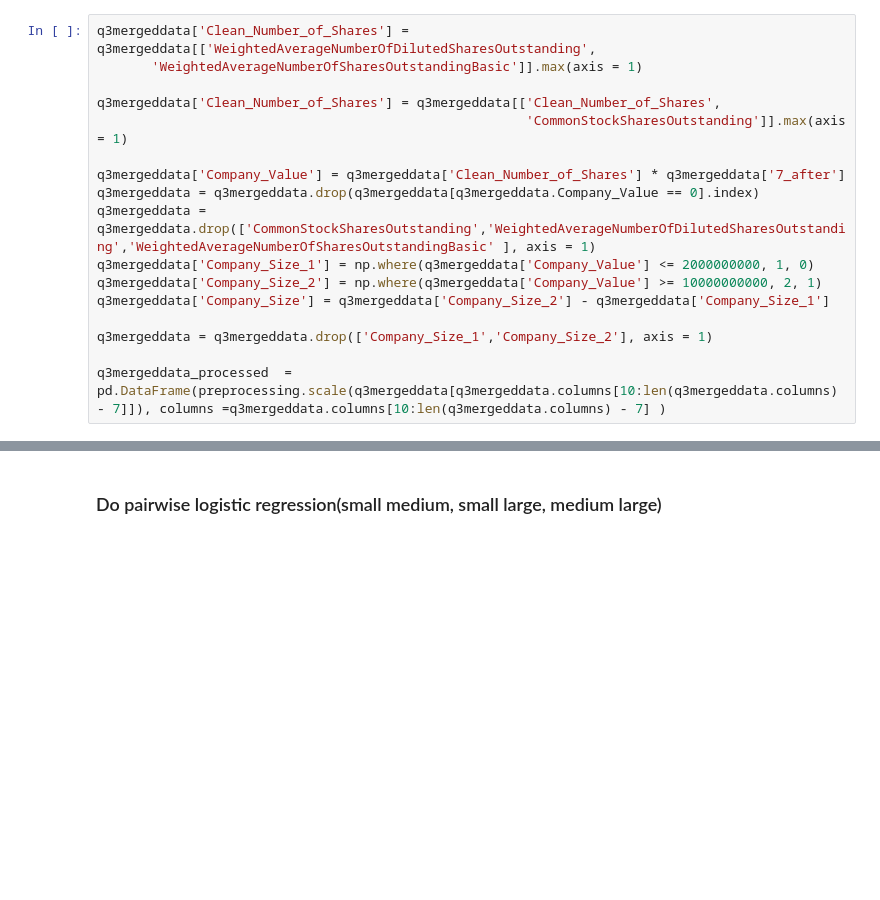
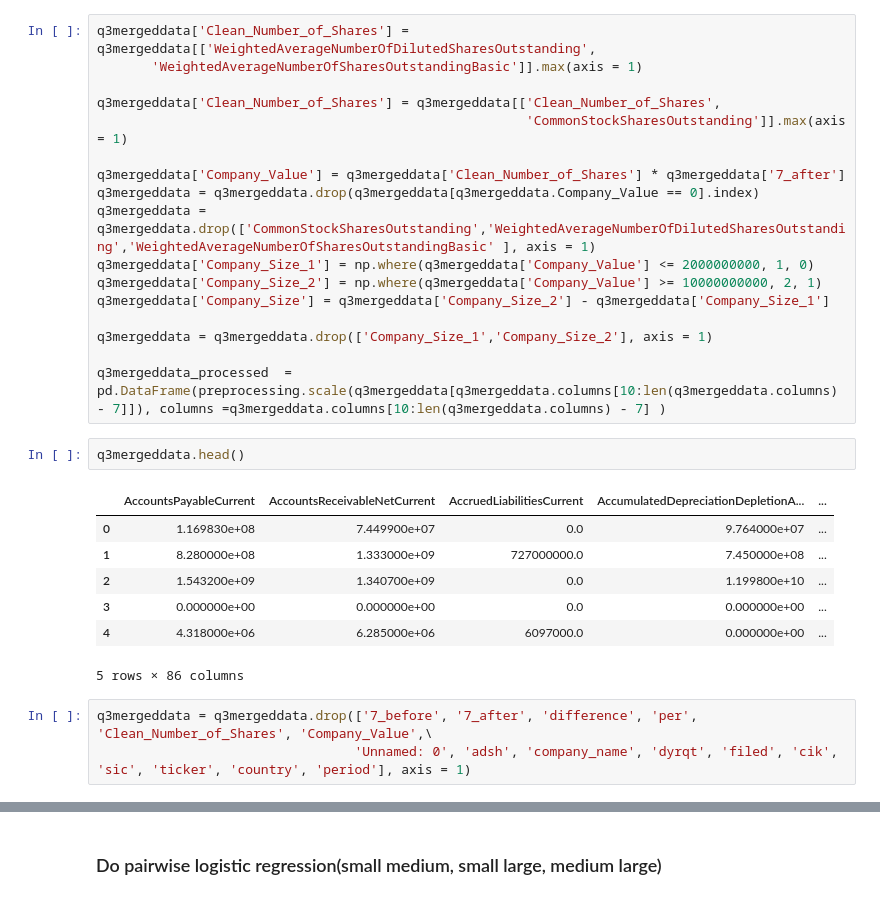
Before and after one commit to mixerupper/1001-term-project, a Jupyter notebook: code/03-analysis/02-Hyperparameter_Tuning_AH.ipynb, the cells around one changed output, grey strips where cells are left out. Saved outputs shown, nothing was run; the diff lists cells and outputs as text; blank space fills up the shorter version.

```diff
--- a/code/03-analysis/02-Hyperparameter_Tuning_AH.ipynb
+++ b/code/03-analysis/02-Hyperparameter_Tuning_AH.ipynb
@@ -47,6 +47,19 @@ q3mergeddata['Company_Size'] = q3mergeddata['Company_Size_2'] - q3mergeddata['Co
 q3mergeddata = q3mergeddata.drop(['Company_Size_1','Company_Size_2'], axis = 1)
 
 q3mergeddata_processed  = pd.DataFrame(preprocessing.scale(q3mergeddata[q3mergeddata.columns[10:len(q3mergeddata.columns) - 7]]), columns =q3mergeddata.columns[10:len(q3mergeddata.columns) - 7] )
+# %%
+q3mergeddata.head()
+# %% [output]
+|  | AccountsPayableCurrent | AccountsReceivableNetCurrent | AccruedLiabilitiesCurrent | AccumulatedDepreciationDepletionA... | ... |
+| 0 | 1.169830e+08 | 7.449900e+07 | 0.0 | 9.764000e+07 | ... |
+| 1 | 8.280000e+08 | 1.333000e+09 | 727000000.0 | 7.450000e+08 | ... |
+| 2 | 1.543200e+09 | 1.340700e+09 | 0.0 | 1.199800e+10 | ... |
+| 3 | 0.000000e+00 | 0.000000e+00 | 0.0 | 0.000000e+00 | ... |
+| 4 | 4.318000e+06 | 6.285000e+06 | 6097000.0 | 0.000000e+00 | ... |
+5 rows × 86 columns
+# %%
+q3mergeddata = q3mergeddata.drop(['7_before', '7_after', 'difference', 'per', 'Clean_Number_of_Shares', 'Company_Value',\
+                                 'Unnamed: 0', 'adsh', 'company_name', 'dyrqt', 'filed', 'cik', 'sic', 'ticker', 'country', 'period'], axis = 1)
 # %%
 X_dt = pd.DataFrame(q3mergeddata_processed.copy())
 Y_dt = pd.DataFrame(q3mergeddata['Company_Size'].copy())
```
Also changed, not shown: parts of 12 cells of this notebook, 1 other file.
